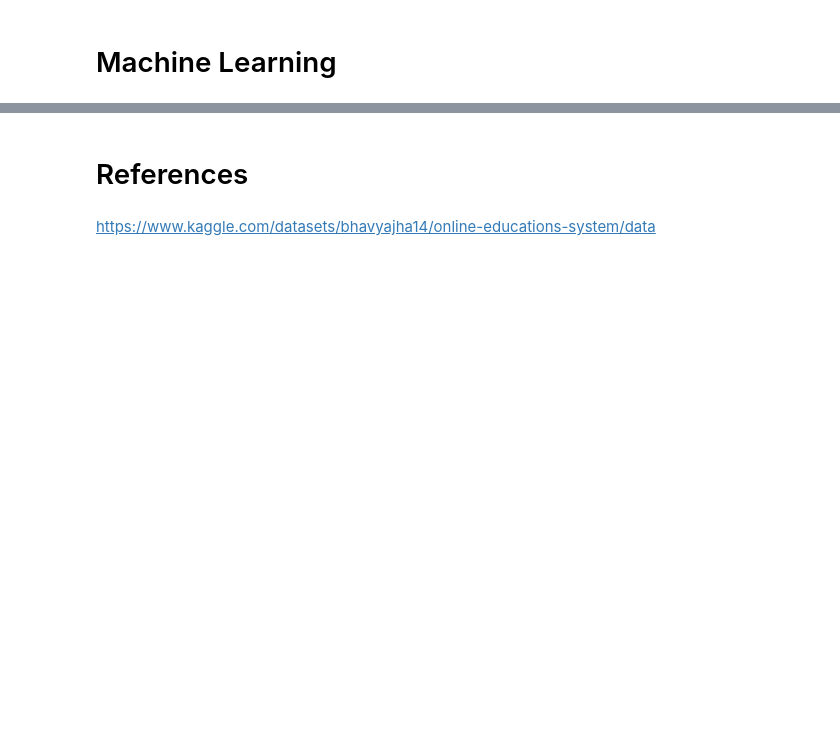
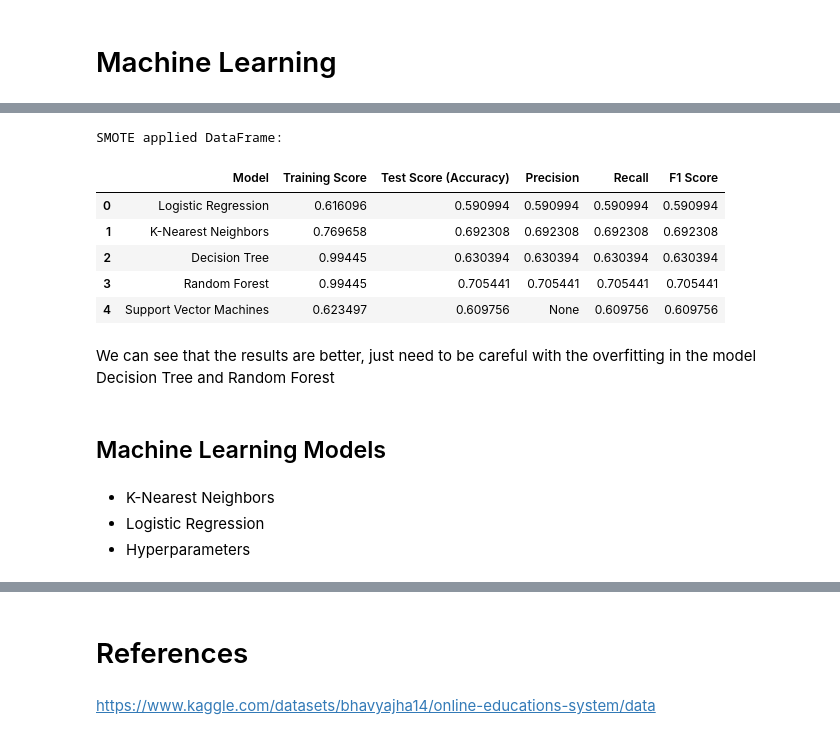
Before and after one commit to FroelichGiovana/CA1---Machine-Learning---Giovana-Froelich, a Jupyter notebook: CA1 - Giovana Froelich.ipynb, the cells around one changed output, grey strips where cells are left out. Cells and saved outputs as stored; diff of their text form; code cells hidden in the pictures; blank space fills up the shorter version.

```diff
--- a/CA1 - Giovana Froelich.ipynb
+++ b/CA1 - Giovana Froelich.ipynb
@@ -632,0 +410,38 @@ plt.show()
+# %%
+def fit_predict_score(Model, X_train, y_train, X_test, y_test):
+    """Fit the model of your choice, predict for test data, and returns classification metrics."""
+    model = Model
+    model.fit(X_train, y_train)
+    y_pred = model.predict(X_test)
+    train_score = model.score(X_train, y_train)
+    test_score = model.score(X_test, y_test)
+    return train_score, test_score, precision_score(y_test, y_pred, average='micro'), recall_score(y_test, y_pred, average='micro'), f1_score(y_test, y_pred, average='micro')
+
+def model_comparison(X, y):
+    """Creates a DataFrame comparing Logistic Regression, K-Nearest Neighbors, Decision Tree,
+    Random Forest, Support Vector Machines"""
+
+    X_train, X_test, y_train, y_test = train_test_split(X, y, test_size=0.33, random_state=42)
+
+    lr_train_score, lr_test_score, lr_pr, lr_re, lr_f1 = fit_predict_score(LogisticRegression(), X_train, y_train, X_test, y_test)
+    knn_train_score, knn_test_score, knn_pr, knn_re, knn_f1 = fit_predict_score(KNeighborsClassifier(), X_train, y_train, X_test, y_test)
+    dtc_train_score, dtc_test_score, dtc_pr, dtc_re, dtc_f1 = fit_predict_score(DecisionTreeClassifier(), X_train, y_train, X_test, y_test)
+    rfc_train_score, rfc_test_score, rfc_pr, rfc_re, rfc_f1 = fit_predict_score(RandomForestClassifier(), X_train, y_train, X_test, y_test)
+    svc_train_score, svc_test_score, svc_pr, svc_re, svc_f1 = fit_predict_score(SVC(), X_train, y_train, X_test, y_test)
+
+    models = ['Logistic Regression', 'K-Nearest Neighbors', 'Decision Tree', 'Random Forest', 'Support Vector Machines']
+    train_score = [lr_train_score, knn_train_score, dtc_train_score, rfc_train_score, svc_train_score]
+    test_score = [lr_test_score, knn_test_score, dtc_test_score, rfc_test_score, svc_test_score]
+    precision = [lr_pr, knn_pr, dtc_pr, rfc_pr]
+    recall = [lr_re, knn_re, dtc_re, rfc_re, svc_re]
+    f1 = [lr_f1, knn_f1, dtc_f1, rfc_f1, svc_f1]
+
+    model_comparison = pd.DataFrame(data=[models, train_score, test_score, precision, recall, f1]).T.rename({0: 'Model',
+                                                                                                             1:'Training Score',
+                                                                                                             2: 'Test Score (Accuracy)',
+                                                                                                             3: 'Precision',
+                                                                                                             4: 'Recall',
+                                                                                                             5: 'F1 Score'
+                                                                                                            }, axis=1)
+
+    return model_comparison
@@ -632,0 +507,22 @@ plt.show()
+# %%
+sm = SMOTE(random_state=1)
+X_resampled, y_resampled = sm.fit_resample(X, y)
+# %%
+print("SMOTE applied DataFrame:")
+display(model_comparison(X_resampled, y_resampled))
+# %% [output]
+SMOTE applied DataFrame:
+|  | Model | Training Score | Test Score (Accuracy) | Precision | Recall | F1 Score |
+| 0 | Logistic Regression | 0.616096 | 0.590994 | 0.590994 | 0.590994 | 0.590994 |
+| 1 | K-Nearest Neighbors | 0.769658 | 0.692308 | 0.692308 | 0.692308 | 0.692308 |
+| 2 | Decision Tree | 0.99445 | 0.630394 | 0.630394 | 0.630394 | 0.630394 |
+| 3 | Random Forest | 0.99445 | 0.705441 | 0.705441 | 0.705441 | 0.705441 |
+| 4 | Support Vector Machines | 0.623497 | 0.609756 | None | 0.609756 | 0.609756 |
+# %% [markdown]
+We can see that the results are better, just need to be careful with the overfitting in the model Decision Tree and Random Forest
+# %% [markdown]
+## Machine Learning Models
+# %% [markdown]
+- K-Nearest Neighbors
+- Logistic Regression
+- Hyperparameters
```
Also changed, not shown: parts of 79 cells of this notebook.
